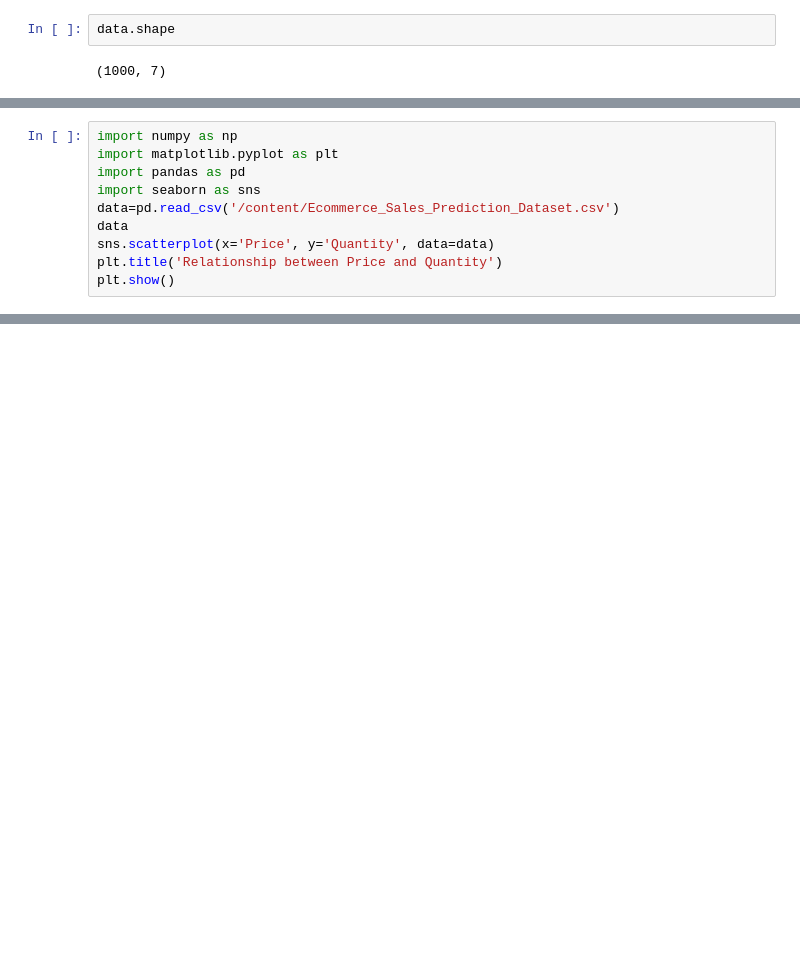
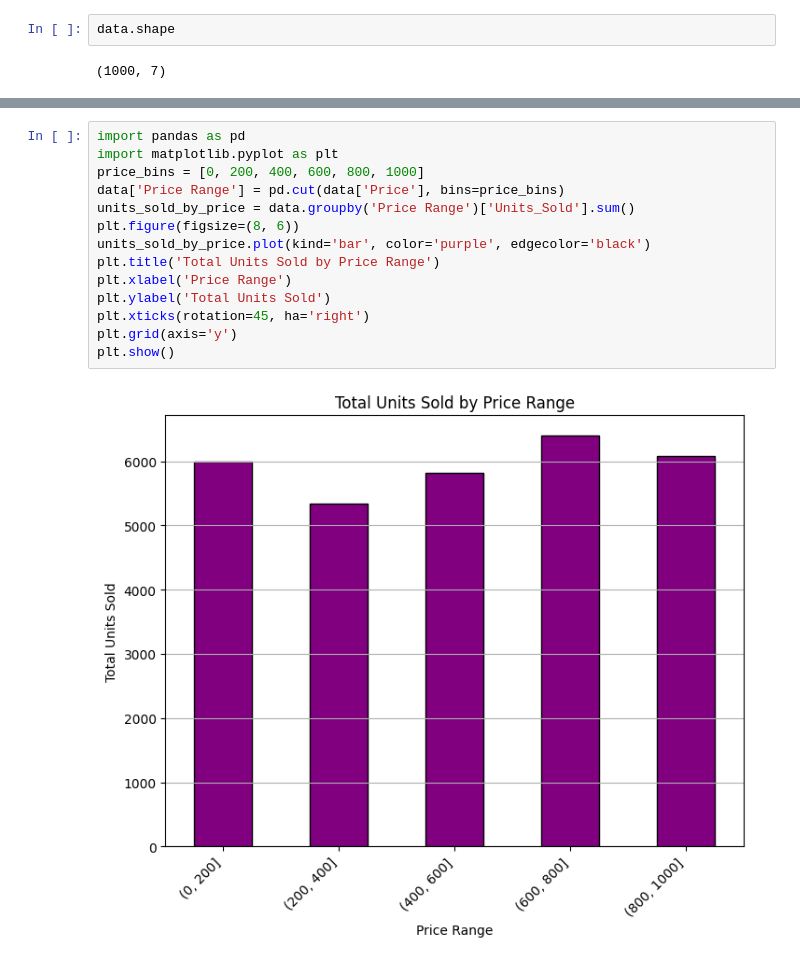
Before and after one commit to Praveenpadidapu/ML-Assignments, a Jupyter notebook: EDA.ipynb, the cells around one changed output, grey strips where cells are left out. Cells and saved outputs as stored; diff of their text form; blank space fills up the shorter version.

```diff
--- a/EDA.ipynb
+++ b/EDA.ipynb
@@ -132,10 +37,0 @@ for column in data.select_dtypes(include=['number']).columns:
-# %%
-import numpy as np
-import matplotlib.pyplot as plt
-import pandas as pd
-import seaborn as sns
-data=pd.read_csv('/content/Ecommerce_Sales_Prediction_Dataset.csv')
-data
-sns.scatterplot(x='Price', y='Quantity', data=data)
-plt.title('Relationship between Price and Quantity')
-plt.show()
@@ -366,0 +168,16 @@ data1
+# %%
+import pandas as pd
+import matplotlib.pyplot as plt
+price_bins = [0, 200, 400, 600, 800, 1000]
+data['Price Range'] = pd.cut(data['Price'], bins=price_bins)
+units_sold_by_price = data.groupby('Price Range')['Units_Sold'].sum()
+plt.figure(figsize=(8, 6))
+units_sold_by_price.plot(kind='bar', color='purple', edgecolor='black')
+plt.title('Total Units Sold by Price Range')
+plt.xlabel('Price Range')
+plt.ylabel('Total Units Sold')
+plt.xticks(rotation=45, ha='right')
+plt.grid(axis='y')
+plt.show()
+# %% [output]
+[figure, added]
```
Also changed, not shown: parts of 55 cells of this notebook.
